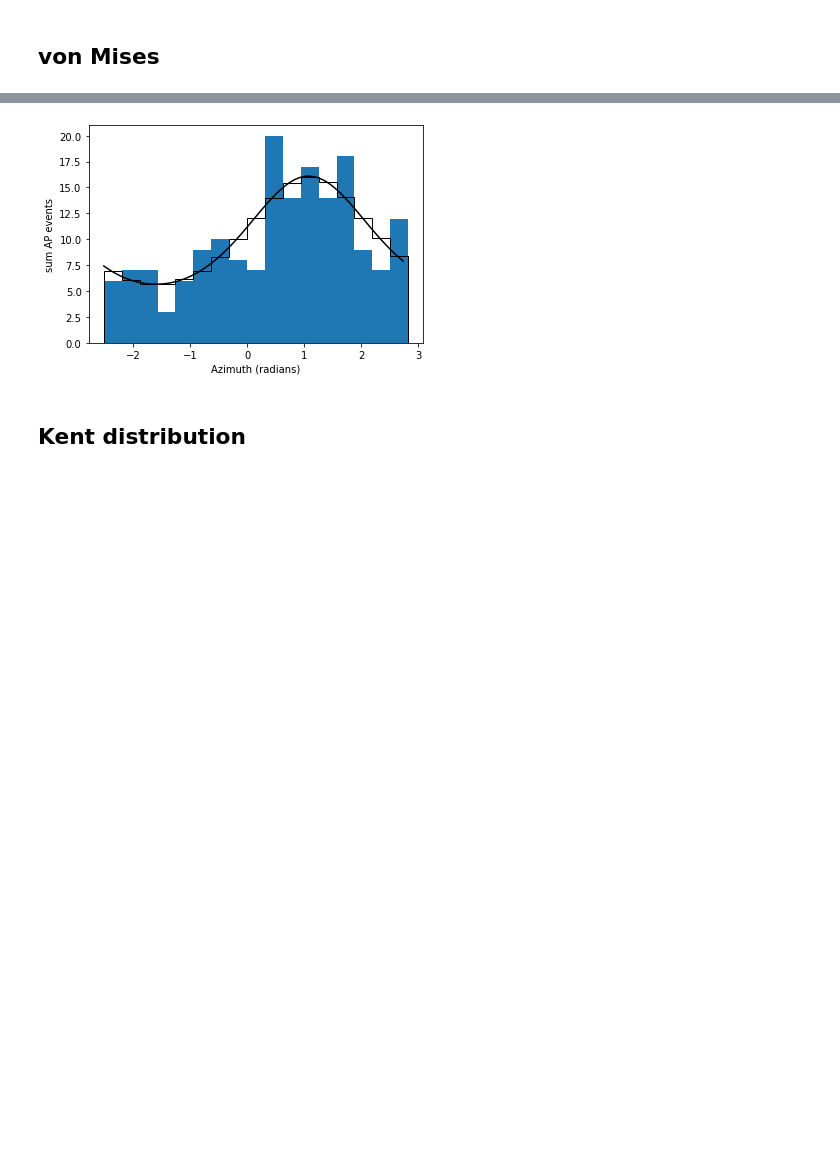
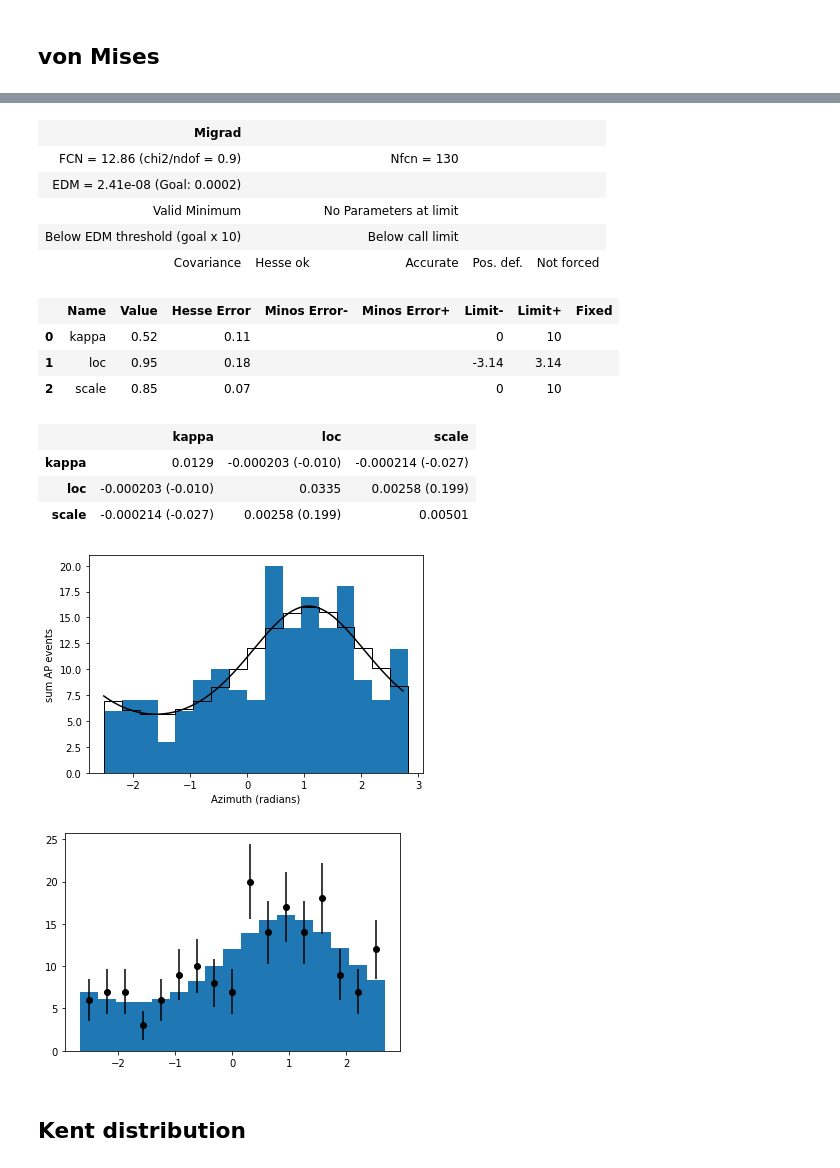
Before and after one commit to feldheimlab/auditoryAnalysis, a Jupyter notebook: python/3-1 - model fits-iminuit.ipynb, the cells around one changed output, grey strips where cells are left out. Saved outputs shown, nothing was run; the diff lists cells and outputs as text; code cells hidden in the pictures; blank space fills up the shorter version.

```diff
--- a/python/3-1 - model fits-iminuit.ipynb
+++ b/python/3-1 - model fits-iminuit.ipynb
@@ -147,39 +161,55 @@ n = np.sum(w)
 c = cost.ExtendedBinnedNLL(w, xe, vonMises)
 m = fit(c)
 print(m)
-
+display(m)
 #print the fit parameters
 
 
 #graph the data
 binwidth = 18*np.pi/180
 plt.bar(xe[:-1]+binwidth, w, width=binwidth)
 plt.xlabel('Azimuth (radians)')
 plt.ylabel('sum AP events')
-
 plt.stairs(np.diff(vonMises(xe, *m.values)), xe+binwidth/2, label="fit", color='k') #histogram fit
 plt.plot(interp[:-1]+binwidth/2, np.diff(vonMises(interp, *m.values))*interp.shape[0]/len(w), label="fit", color='k') #interpolation of histogram fit
+plt.show()
 
-plt.show()
+#use the wrapper to visualize the fit
+m.visualize()
 # %% [output]
 ┌─────────────────────────────────────────────────────────────────────────┐
 │                                Migrad                                   │
 ├──────────────────────────────────┬──────────────────────────────────────┤
 │ FCN = 12.86 (chi2/ndof = 0.9)    │              Nfcn = 130              │
 │ EDM = 2.41e-08 (Goal: 0.0002)    │                                      │
 ├──────────────────────────────────┼──────────────────────────────────────┤
 │          Valid Minimum           │        No Parameters at limit        │
 ├──────────────────────────────────┼──────────────────────────────────────┤
 │ Below EDM threshold (goal x 10)  │           Below call limit           │
 ├───────────────┬──────────────────┼───────────┬─────────────┬────────────┤
 │  Covariance   │     Hesse ok     │ Accurate  │  Pos. def.  │ Not forced │
 └───────────────┴──────────────────┴───────────┴─────────────┴────────────┘
 ... (10 lines left out)
 │ kappa │    0.0129 -0.000203 -0.000214 │
 │   loc │ -0.000203    0.0335   0.00258 │
 │ scale │ -0.000214   0.00258   0.00501 │
 └───────┴───────────────────────────────┘
+| Migrad |  |  |  |  |
+| FCN = 12.86 (chi2/ndof = 0.9) |  | Nfcn = 130 |  |  |
+| EDM = 2.41e-08 (Goal: 0.0002) |  |  |  |  |
+| Valid Minimum |  | No Parameters at limit |  |  |
+| Below EDM threshold (goal x 10) |  | Below call limit |  |  |
+| Covariance | Hesse ok | Accurate | Pos. def. | Not forced |
+|  | Name | Value | Hesse Error | Minos Error- | Minos Error+ | Limit- | Limit+ | Fixed |
+| 0 | kappa | 0.52 | 0.11 |  |  | 0 | 10 |  |
+| 1 | loc | 0.95 | 0.18 |  |  | -3.14 | 3.14 |  |
+| 2 | scale | 0.85 | 0.07 |  |  | 0 | 10 |  |
+|  | kappa | loc | scale |
+| kappa | 0.0129 | -0.000203 (-0.010) | -0.000214 (-0.027) |
+| loc | -0.000203 (-0.010) | 0.0335 | 0.00258 (0.199) |
+| scale | -0.000214 (-0.027) | 0.00258 (0.199) | 0.00501 |
 [figure]
+[figure, added]
 # %% [markdown]
 ## Kent distribution
 # %%
```
Also changed, not shown: parts of 36 cells of this notebook, 2 other files.
